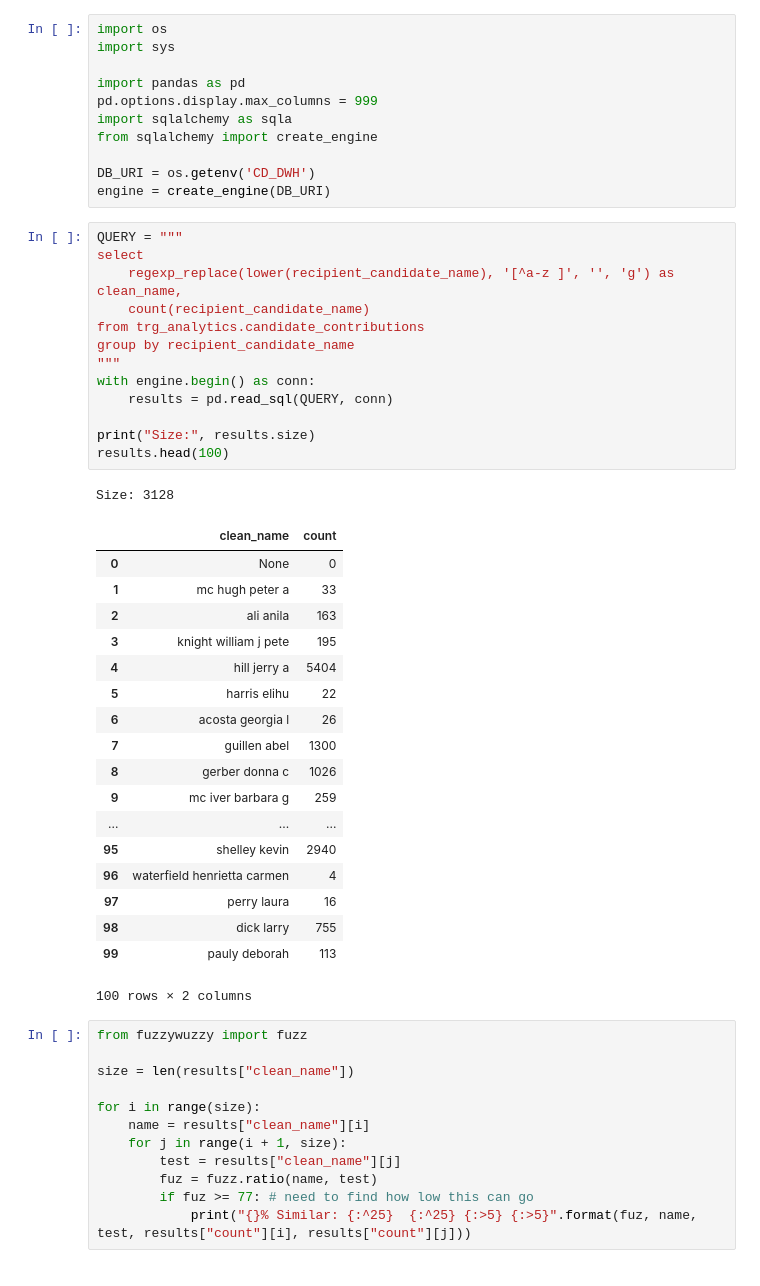
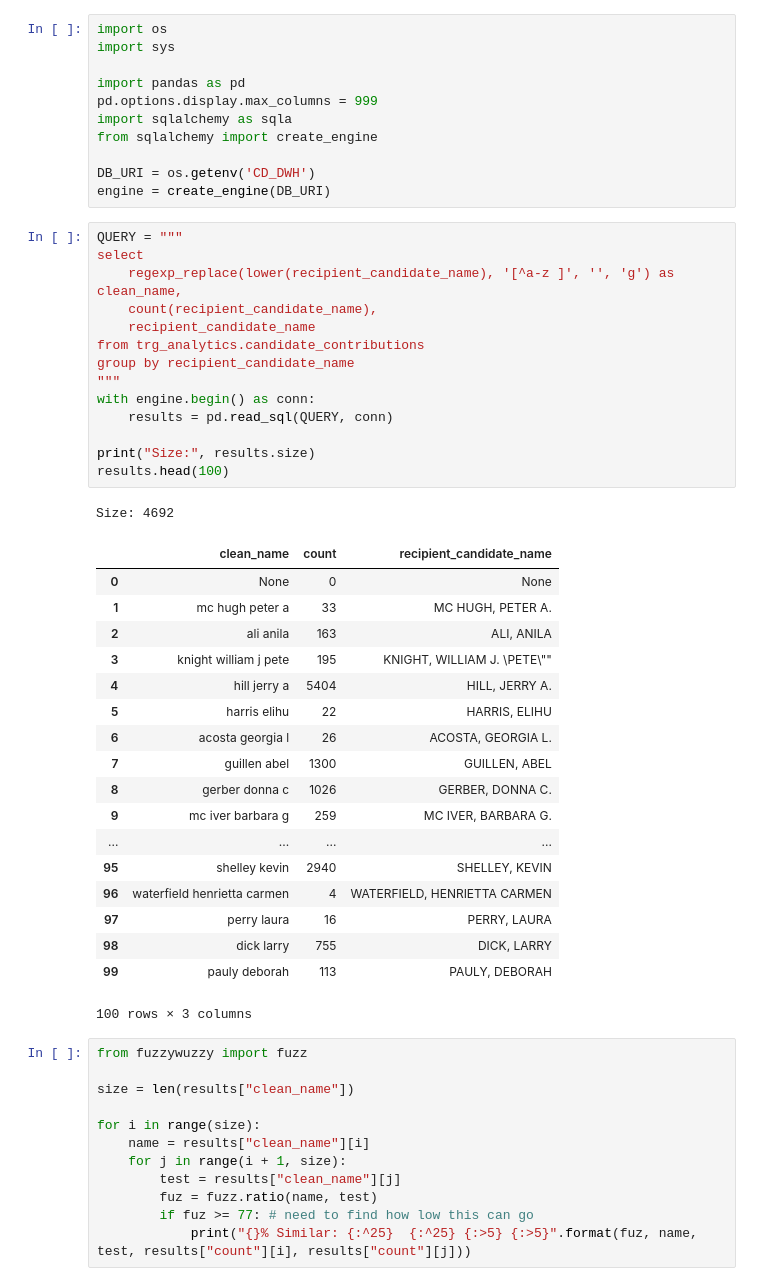
Before and after one commit to jawws88/datasci-congressional-data, a Jupyter notebook: notebooks/Testing Merging Table Data on Names.ipynb, the cells around one changed output. Drawn from its saved outputs; the diff is of its cells as text.

```diff
--- a/notebooks/Testing Merging Table Data on Names.ipynb
+++ b/notebooks/Testing Merging Table Data on Names.ipynb
@@ -12,36 +12,37 @@ engine = create_engine(DB_URI)
 # %%
 QUERY = """
 select
     regexp_replace(lower(recipient_candidate_name), '[^a-z ]', '', 'g') as clean_name,
-    count(recipient_candidate_name)
+    count(recipient_candidate_name),
+    recipient_candidate_name
 from trg_analytics.candidate_contributions
 group by recipient_candidate_name
 """
 with engine.begin() as conn:
     results = pd.read_sql(QUERY, conn)
 
 print("Size:", results.size)
 results.head(100)
 # %% [output]
-Size: 3128
+Size: 4692
-|  | clean_name | count |
-| 0 | None | 0 |
-| 1 | mc hugh peter a | 33 |
-| 2 | ali anila | 163 |
-| 3 | knight william j pete | 195 |
-| 4 | hill jerry a | 5404 |
-| 5 | harris elihu | 22 |
-| 6 | acosta georgia l | 26 |
-| 7 | guillen abel | 1300 |
-| 8 | gerber donna c | 1026 |
-| 9 | mc iver barbara g | 259 |
-| ... | ... | ... |
-| 95 | shelley kevin | 2940 |
-| 96 | waterfield henrietta carmen | 4 |
-| 97 | perry laura | 16 |
-| 98 | dick larry | 755 |
-| 99 | pauly deborah | 113 |
+|  | clean_name | count | recipient_candidate_name |
+| 0 | None | 0 | None |
+| 1 | mc hugh peter a | 33 | MC HUGH, PETER A. |
+| 2 | ali anila | 163 | ALI, ANILA |
+| 3 | knight william j pete | 195 | KNIGHT, WILLIAM J. \PETE\"" |
+| 4 | hill jerry a | 5404 | HILL, JERRY A. |
+| 5 | harris elihu | 22 | HARRIS, ELIHU |
+| 6 | acosta georgia l | 26 | ACOSTA, GEORGIA L. |
+| 7 | guillen abel | 1300 | GUILLEN, ABEL |
+| 8 | gerber donna c | 1026 | GERBER, DONNA C. |
+| 9 | mc iver barbara g | 259 | MC IVER, BARBARA G. |
+| ... | ... | ... | ... |
+| 95 | shelley kevin | 2940 | SHELLEY, KEVIN |
+| 96 | waterfield henrietta carmen | 4 | WATERFIELD, HENRIETTA CARMEN |
+| 97 | perry laura | 16 | PERRY, LAURA |
+| 98 | dick larry | 755 | DICK, LARRY |
+| 99 | pauly deborah | 113 | PAULY, DEBORAH |
-100 rows × 2 columns
+100 rows × 3 columns
 # %%
 from fuzzywuzzy import fuzz
 
```
Also changed, not shown: parts of 6 cells of this notebook.
